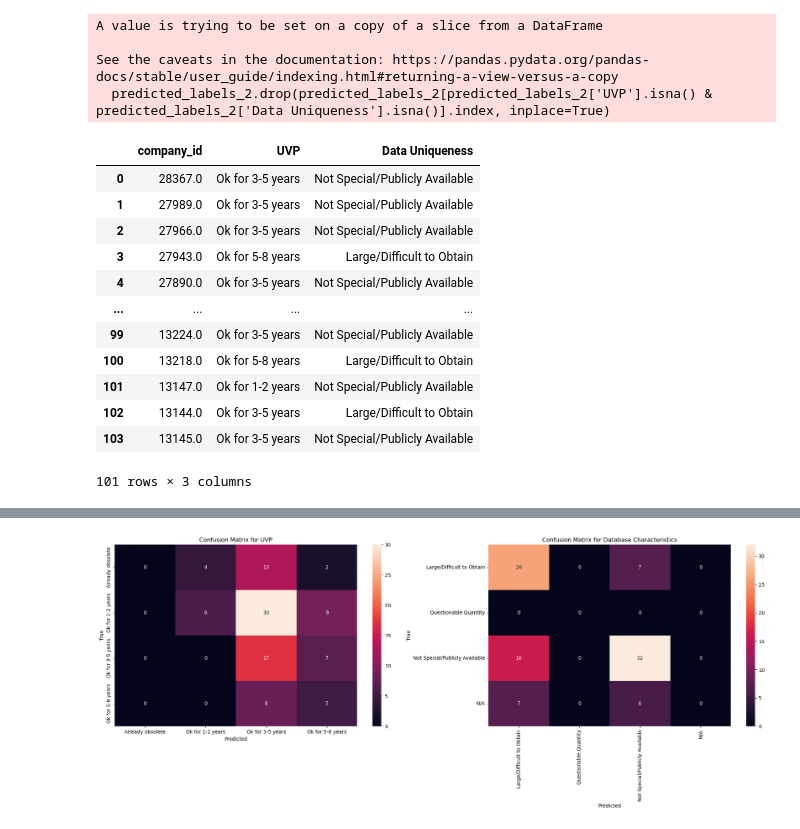
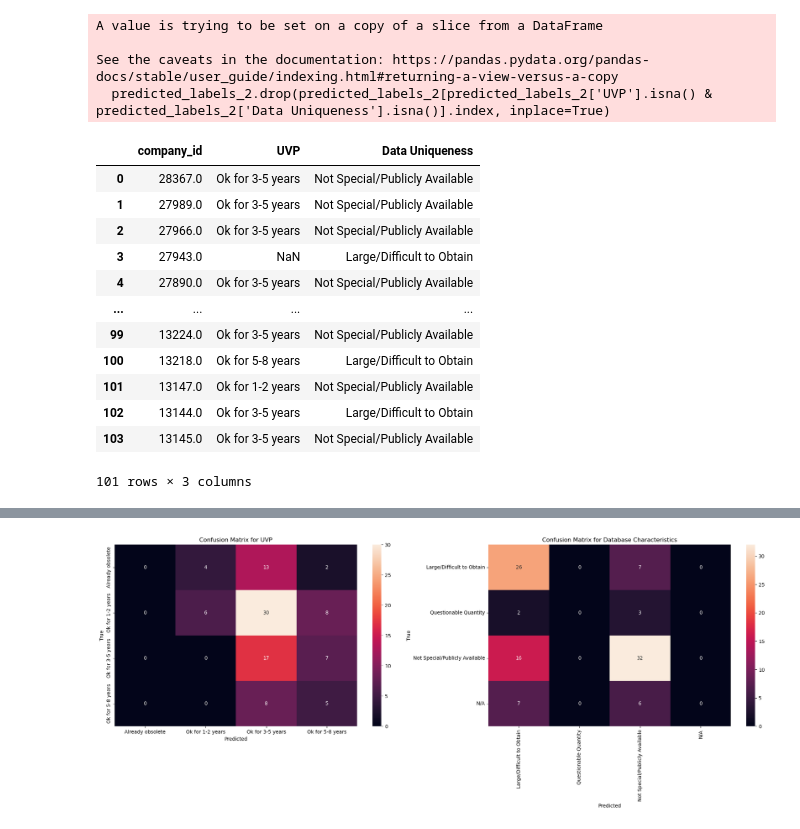
Before and after one commit to nilanshadargan/masters_thesis, a Jupyter notebook: chatgpt_results.ipynb, the cells around one changed output, grey strips where cells are left out. Cells and saved outputs as stored; diff of their text form; code cells hidden in the pictures.

```diff
--- a/chatgpt_results.ipynb
+++ b/chatgpt_results.ipynb
@@ -20,6 +22,6 @@ comparison_df_3 = pd.read_csv('Data/comparison_df_gpt4')
 # %%
-# chatgpt_results_4o = chatgpt_results_4o[chatgpt_results_4o['company_name'] != 'BeGo']
-# chatgpt_results_3 = chatgpt_results_3[chatgpt_results_3['company_name'] != 'BeGo']
-# chatgpt_results_4 = chatgpt_results_4[chatgpt_results_4['company_name'] != 'BeGo']
-# labels_filtered = labels_filtered[labels_filtered['company_name'] != 'BeGo']
+chatgpt_results_4o = chatgpt_results_4o[chatgpt_results_4o['company_name'] != 'BeGo']
+chatgpt_results_3 = chatgpt_results_3[chatgpt_results_3['company_name'] != 'BeGo']
+chatgpt_results_4 = chatgpt_results_4[chatgpt_results_4['company_name'] != 'BeGo']
+labels_filtered = labels_filtered[labels_filtered['company_name'] != 'BeGo']
 # %%
@@ -153,20 +173,20 @@ accuracy_du_gpt3_5
 # %%
-# predicted_labels_2 = chatgpt_results_4o[['company_id', 'UVP', 'Data Uniqueness']]
+predicted_labels_2 = chatgpt_results_4o[['company_id', 'UVP', 'Data Uniqueness']]
 # %%
-# predicted_labels_2.drop(predicted_labels_2[predicted_labels_2['UVP'].isna() & predicted_labels_2['Data Uniqueness'].isna()].index, inplace=True)
+predicted_labels_2.drop(predicted_labels_2[predicted_labels_2['UVP'].isna() & predicted_labels_2['Data Uniqueness'].isna()].index, inplace=True)
 # %% [output]
 A value is trying to be set on a copy of a slice from a DataFrame
 
 See the caveats in the documentation: https://pandas.pydata.org/pandas-docs/stable/user_guide/indexing.html#returning-a-view-versus-a-copy
   predicted_labels_2.drop(predicted_labels_2[predicted_labels_2['UVP'].isna() & predicted_labels_2['Data Uniqueness'].isna()].index, inplace=True)
 # %%
-# predicted_labels_2
+predicted_labels_2
 # %% [output]
 |  | company_id | UVP | Data Uniqueness |
 | 0 | 28367.0 | Ok for 3-5 years | Not Special/Publicly Available |
 | 1 | 27989.0 | Ok for 3-5 years | Not Special/Publicly Available |
 | 2 | 27966.0 | Ok for 3-5 years | Not Special/Publicly Available |
-| 3 | 27943.0 | Ok for 5-8 years | Large/Difficult to Obtain |
+| 3 | 27943.0 | NaN | Large/Difficult to Obtain |
 | 4 | 27890.0 | Ok for 3-5 years | Not Special/Publicly Available |
 | ... | ... | ... | ... |
 | 99 | 13224.0 | Ok for 3-5 years | Not Special/Publicly Available |
```
Also changed, not shown: parts of 24 cells of this notebook, 7 other files.
